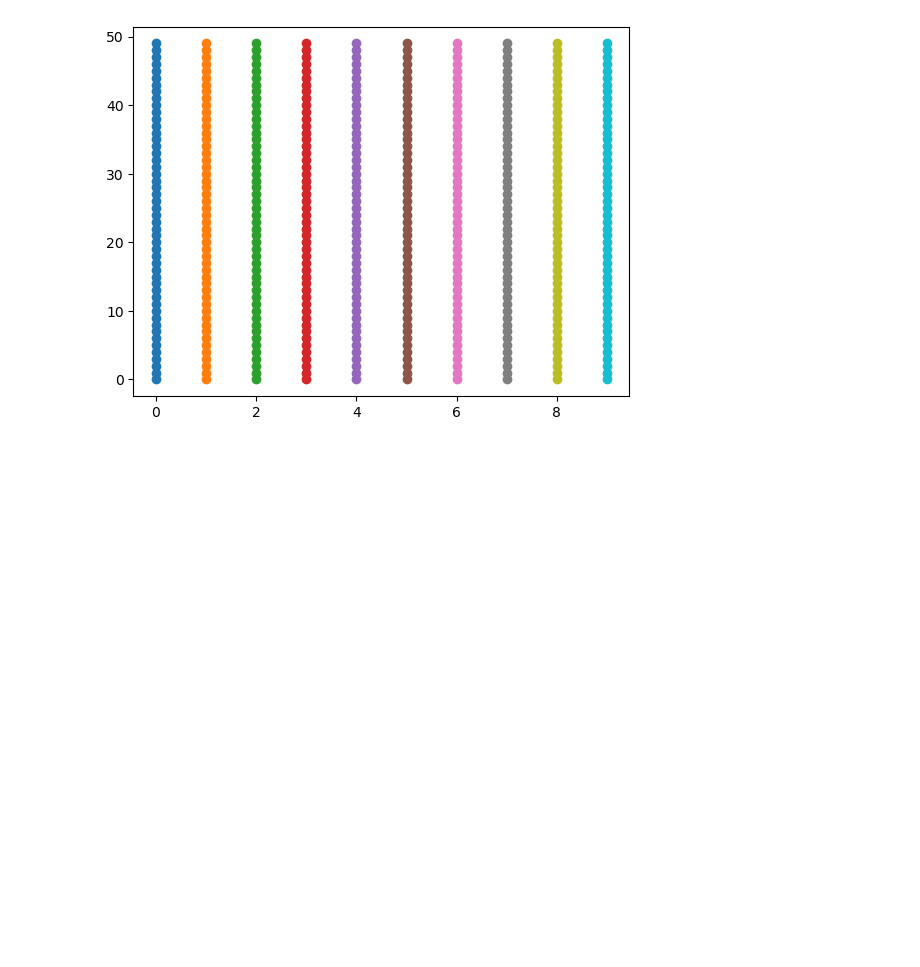
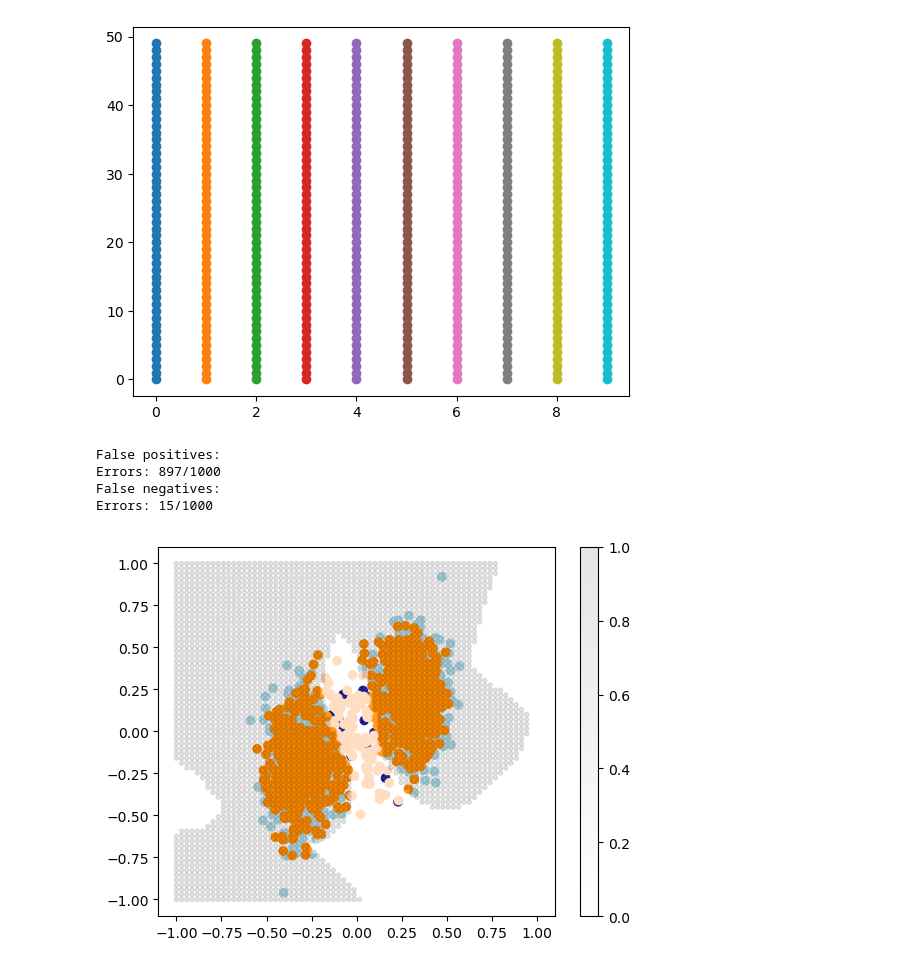
Before and after one commit to vincentbriat/machine-learning-practice, a Jupyter notebook: GAN investigation.ipynb, the cells around one changed output. Cells and saved outputs as stored; diff of their text form; code cells hidden in the pictures; blank space fills up the shorter version.

```diff
--- a/GAN investigation.ipynb
+++ b/GAN investigation.ipynb
@@ -487,9 +499,15 @@ for i in range(10):
 lsgan.set_lr(5e-2)
 # %%
 lsgan.verbose = False
-epochs = 100_000
+epochs = 1_000
 for i in range(epochs):
     lsgan.train(real)
 lsgan.display(noise, real)
 lsgan.get_falses(real, noise)
 lsgan.discriminator.visualize(steps=70)
+# %% [output]
+False positives:
+Errors: 897/1000
+False negatives:
+Errors: 15/1000
+[figure, added]
```
Also changed, not shown: parts of 3 cells of this notebook.
